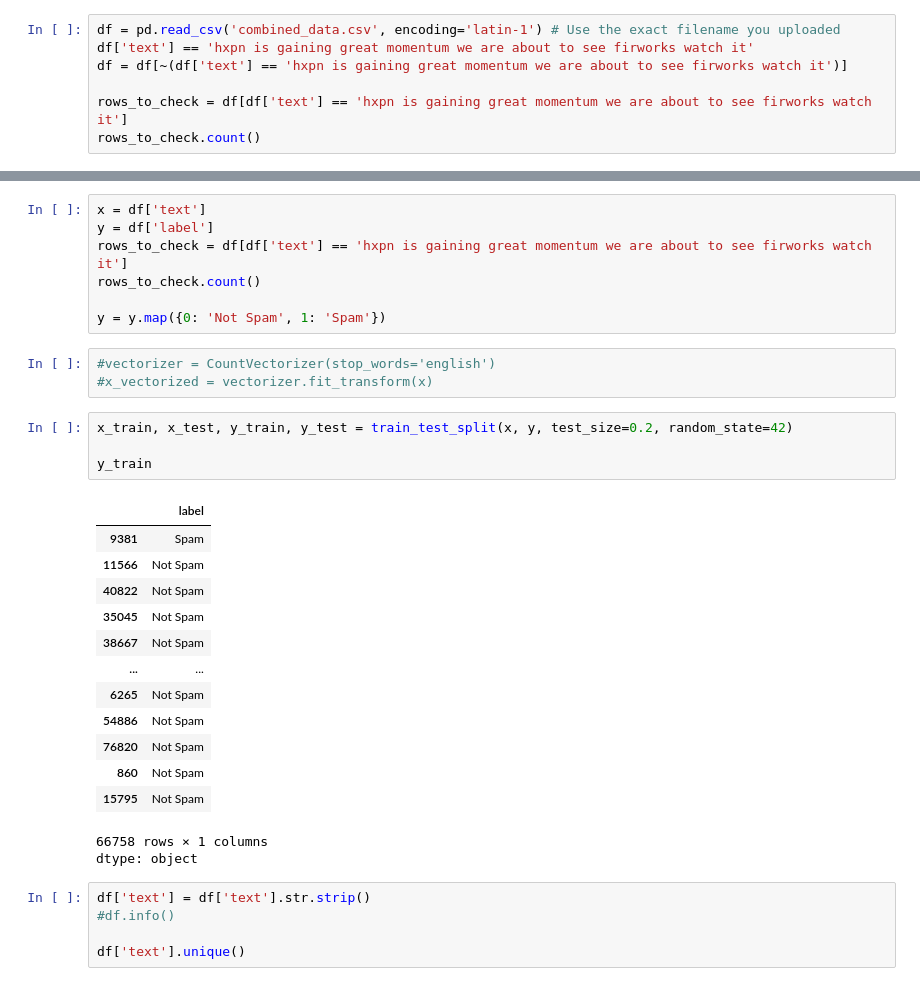
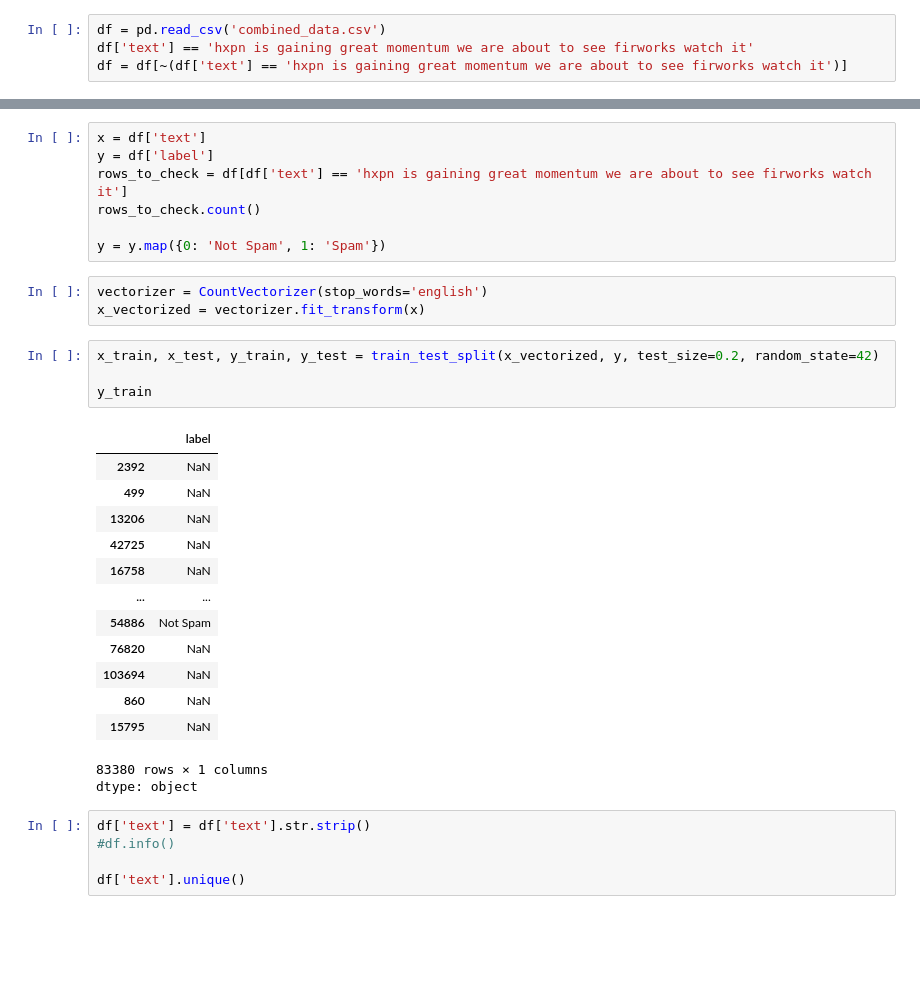
Before and after one commit to buddhini81/mlexercises, a Jupyter notebook: ClassificationTree03.ipynb, the cells around one changed output, grey strips where cells are left out. Saved outputs shown, nothing was run; the diff lists cells and outputs as text; blank space fills up the shorter version.

```diff
--- a/ClassificationTree03.ipynb
+++ b/ClassificationTree03.ipynb
@@ -15,7 +16,4 @@ uploaded = files.upload()
 # %%
-df = pd.read_csv('combined_data.csv', encoding='latin-1') # Use the exact filename you uploaded
+df = pd.read_csv('combined_data.csv')
 df['text'] == 'hxpn is gaining great momentum we are about to see firworks watch it'
 df = df[~(df['text'] == 'hxpn is gaining great momentum we are about to see firworks watch it')]
-
-rows_to_check = df[df['text'] == 'hxpn is gaining great momentum we are about to see firworks watch it']
-rows_to_check.count()
@@ -32,26 +25,26 @@ rows_to_check.count()
 
 y = y.map({0: 'Not Spam', 1: 'Spam'})
 # %%
-#vectorizer = CountVectorizer(stop_words='english')
-#x_vectorized = vectorizer.fit_transform(x)
+vectorizer = CountVectorizer(stop_words='english')
+x_vectorized = vectorizer.fit_transform(x)
 # %%
-x_train, x_test, y_train, y_test = train_test_split(x, y, test_size=0.2, random_state=42)
+x_train, x_test, y_train, y_test = train_test_split(x_vectorized, y, test_size=0.2, random_state=42)
 
 y_train
 # %% [output]
 |  | label |
-| 9381 | Spam |
-| 11566 | Not Spam |
-| 40822 | Not Spam |
-| 35045 | Not Spam |
-| 38667 | Not Spam |
+| 2392 | NaN |
+| 499 | NaN |
+| 13206 | NaN |
+| 42725 | NaN |
+| 16758 | NaN |
 | ... | ... |
-| 6265 | Not Spam |
 | 54886 | Not Spam |
-| 76820 | Not Spam |
-| 860 | Not Spam |
-| 15795 | Not Spam |
+| 76820 | NaN |
+| 103694 | NaN |
+| 860 | NaN |
+| 15795 | NaN |
-66758 rows × 1 columns
+83380 rows × 1 columns
 dtype: object
 # %%
 df['text'] = df['text'].str.strip()
```
Also changed, not shown: parts of 4 cells of this notebook.
